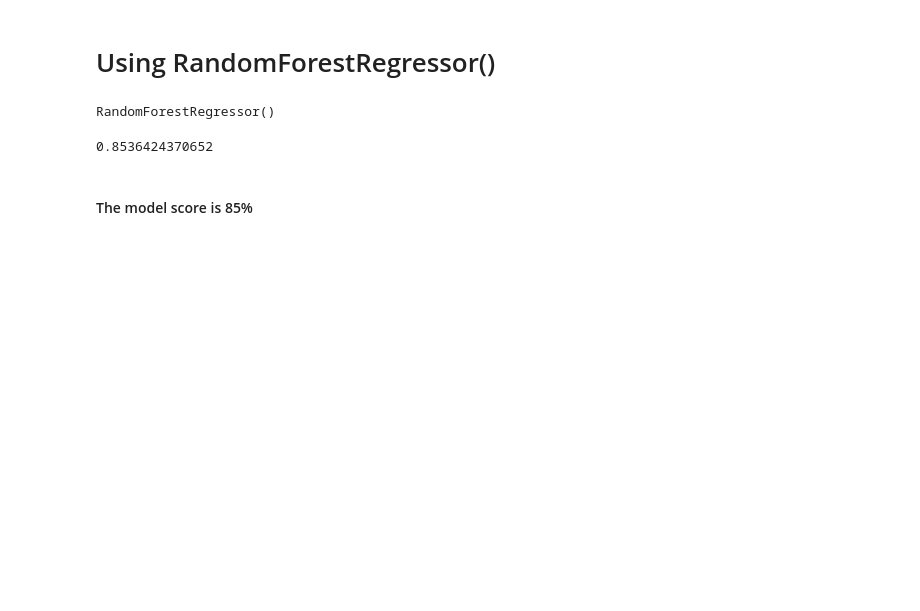
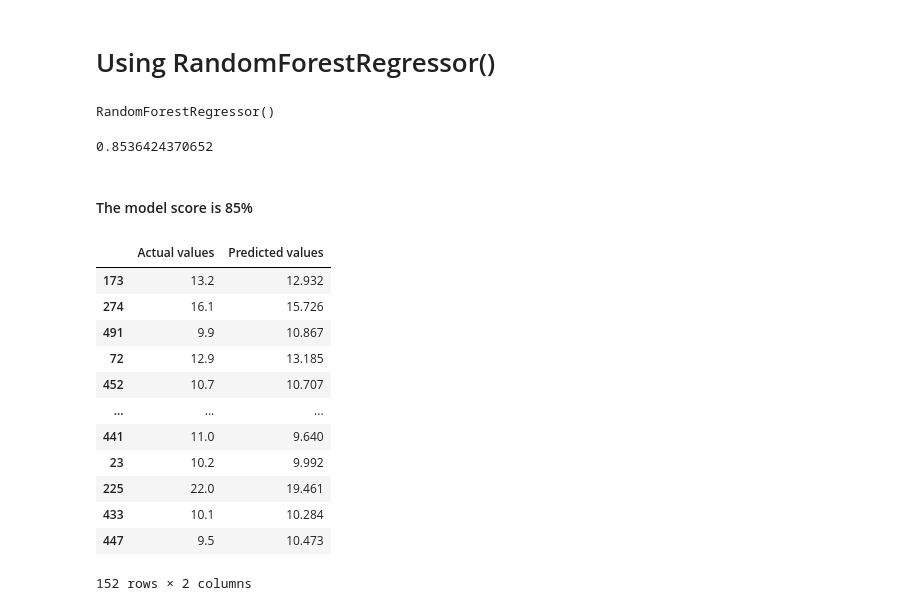
Before and after one commit to SethDwumah/Petroleum_DS-ML, a Jupyter notebook: Estimated Ultimate Recovery (EUR) Prediction Using Machine Learning.ipynb, the cells around one changed output. Saved outputs shown, nothing was run; the diff lists cells and outputs as text; code cells hidden in the pictures; blank space fills up the shorter version.

```diff
--- a/Estimated Ultimate Recovery (EUR) Prediction Using Machine Learning.ipynb
+++ b/Estimated Ultimate Recovery (EUR) Prediction Using Machine Learning.ipynb
@@ -212,4 +212,18 @@ print(clf.score(x_test,y_test))
 
 #### The model score is 85%
 # %%
-pd.DataFrame(data={'Actual values':y_test,'Predicted values':y_pred}
+pd.DataFrame(data={'Actual values':y_test,'Predicted values':pred})
+# %% [output]
+|  | Actual values | Predicted values |
+| 173 | 13.2 | 12.932 |
+| 274 | 16.1 | 15.726 |
+| 491 | 9.9 | 10.867 |
+| 72 | 12.9 | 13.185 |
+| 452 | 10.7 | 10.707 |
+| ... | ... | ... |
+| 441 | 11.0 | 9.640 |
+| 23 | 10.2 | 9.992 |
+| 225 | 22.0 | 19.461 |
+| 433 | 10.1 | 10.284 |
+| 447 | 9.5 | 10.473 |
+152 rows × 2 columns
```
Also changed, not shown: parts of 1 cell of this notebook, 2 other files.
